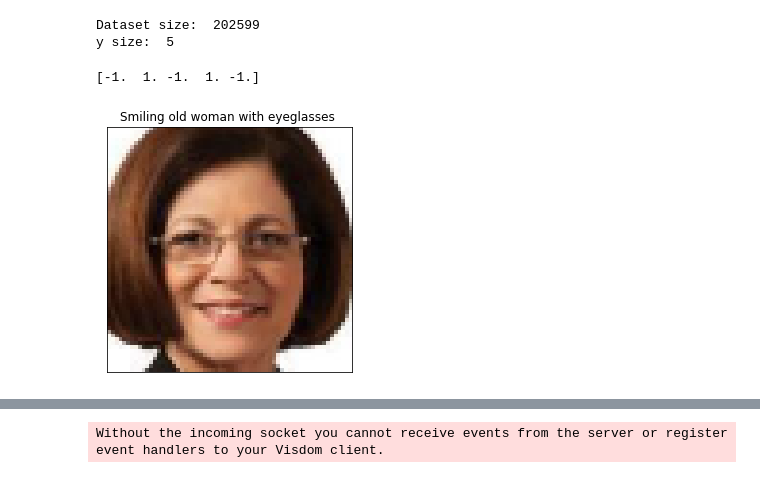
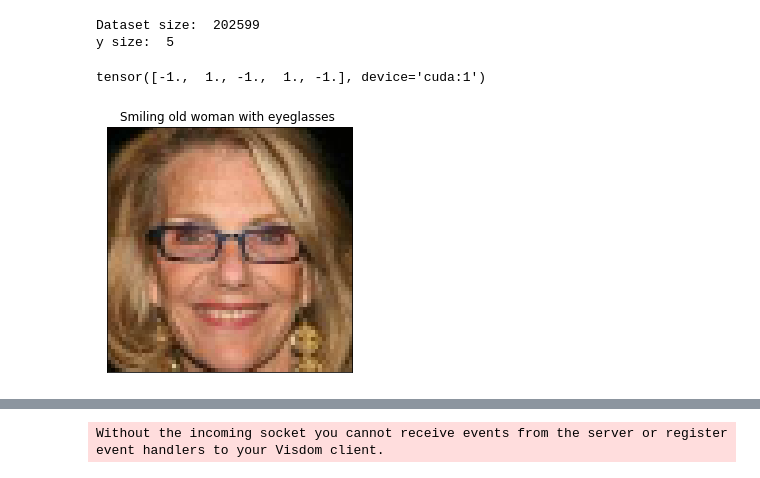
Before and after one commit to trifonova-n/inpainting, a Jupyter notebook: conditional_gan_training.ipynb, the cells around one changed output, grey strips where cells are left out. Cells and saved outputs as stored; diff of their text form; code cells hidden in the pictures.

```diff
--- a/conditional_gan_training.ipynb
+++ b/conditional_gan_training.ipynb
@@ -25,8 +25,8 @@ torch.cuda.set_device(conf.CUDA_DEVICE)
 # %%
 
 transform = ResizeTransform()
-data = Data(conf.DATA_PATH, conf.Z_SIZE, transform, return_attr=True, conditions=conf.conditions)
-y_sampler = ConditionSampler(data)
+data = Data(conf.DATA_PATH, transform, return_attr=True, conditions=conf.conditions)
+noise_sampler = ConditionSampler(data, conf.Z_SIZE)
 #data = Subset(data, range(100))
 data_loader = DataLoader(data, batch_size=conf.BATCH_SIZE, num_workers=conf.NUM_WORKERS, shuffle=True)
 print('Dataset size: ', len(data))
@@ -37,14 +37,15 @@ y size:  5
 # %%
 cd = ConditionDescriber(conf.conditions)
 y = cd.create_y(Male=False, Smiling=True, Young=False, Eyeglasses=True)
 #y = np.array([0, 1, 0, 0, 0])*2 - 1
 idx = data.find_image(y)
-img, z, y_new = data[idx]
+img, y_new = data[idx]
 print(y_new)
+img = img.cpu().numpy()
 plot_batch([img], normalize=True, limit=1, descriptions=[cd.describe(y)])
 # %% [output]
-[-1.  1. -1.  1. -1.]
+tensor([-1.,  1., -1.,  1., -1.], device='cuda:1')
-[figure, old version]
+[figure, new version]
 # %%
 generator = Generator5Net(conf.Z_SIZE, conf.Y_SIZE).cuda()
 discriminator = Discriminator5(conf.Y_SIZE).cuda()
```
Also changed, not shown: parts of 6 cells of this notebook, 7 other files.
